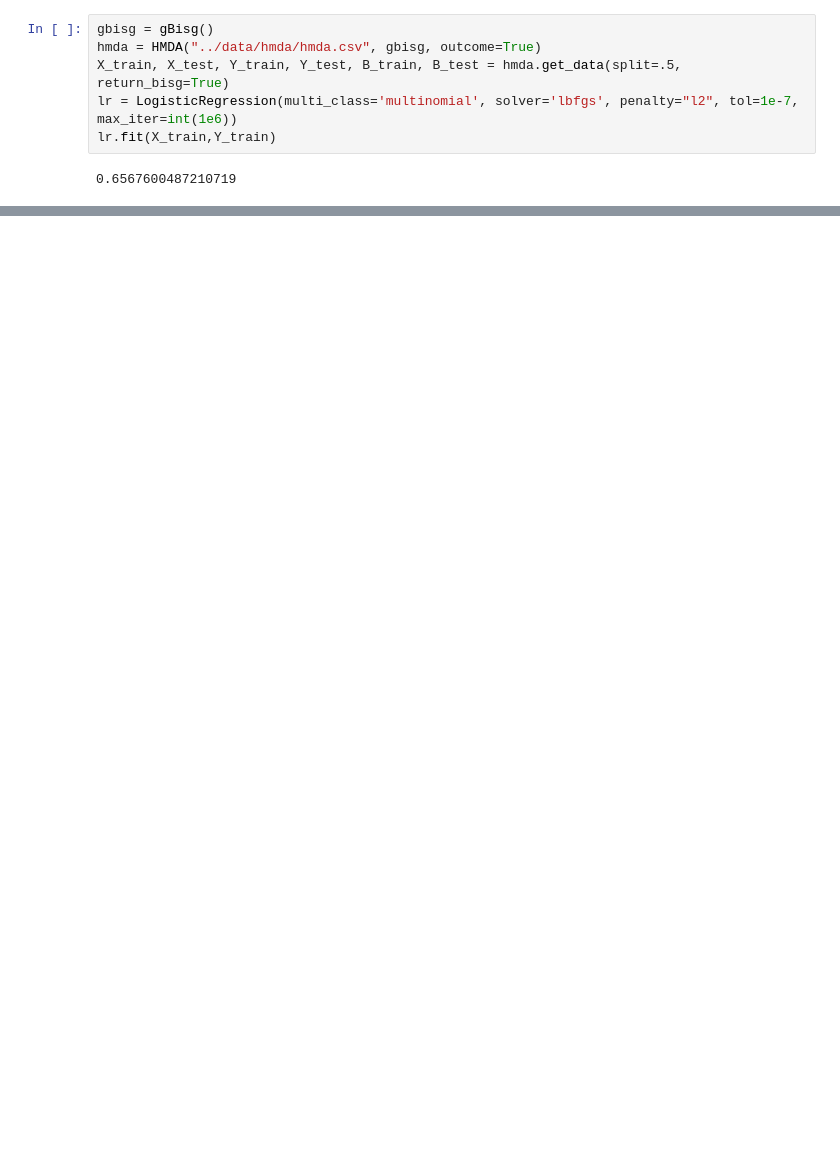
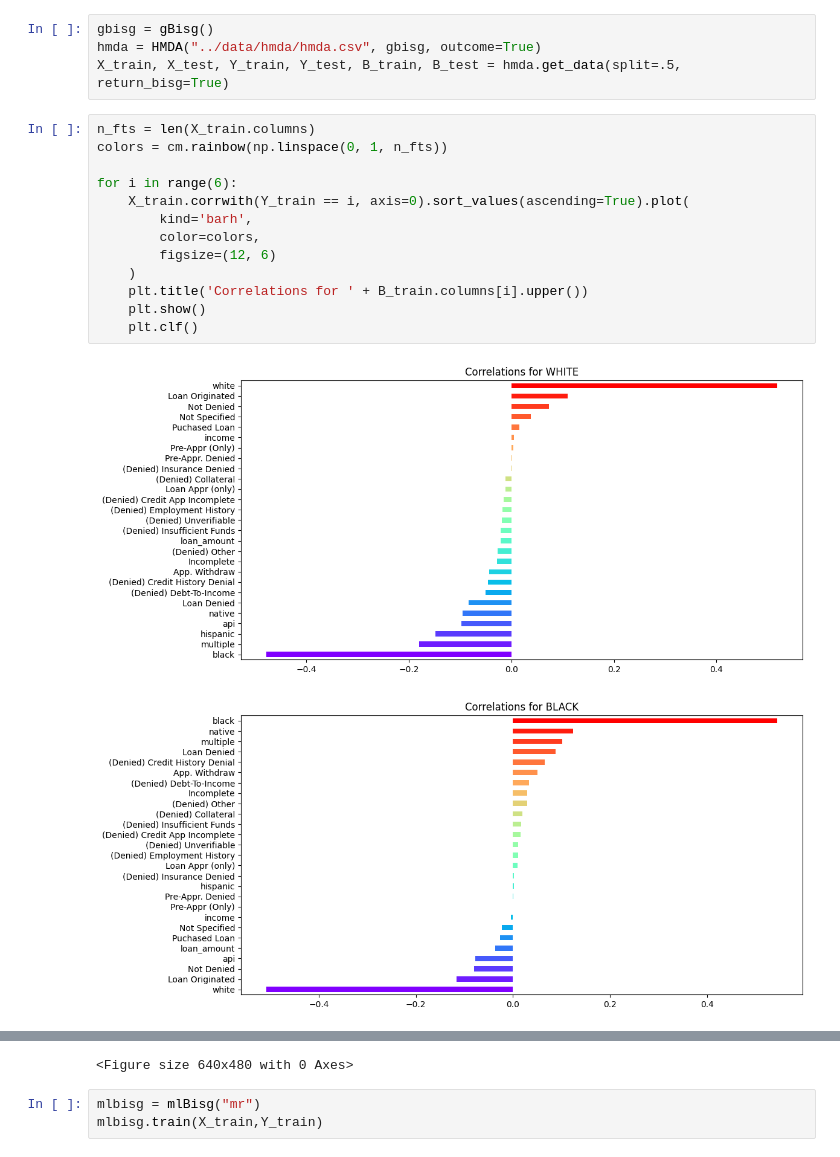
Before and after one commit to kwekuka/proxies, a Jupyter notebook: experiments/hmda.ipynb, the cells around one changed output, grey strips where cells are left out. Drawn from its saved outputs; the diff is of its cells as text; blank space fills up the shorter version.

```diff
--- a/experiments/hmda.ipynb
+++ b/experiments/hmda.ipynb
@@ -9,7 +13,19 @@ from sklearn.linear_model import LogisticRegression
 gbisg = gBisg()
 hmda = HMDA("../data/hmda/hmda.csv", gbisg, outcome=True)
 X_train, X_test, Y_train, Y_test, B_train, B_test = hmda.get_data(split=.5, return_bisg=True)
-lr = LogisticRegression(multi_class='multinomial', solver='lbfgs', penalty="l2", tol=1e-7, max_iter=int(1e6))
-lr.fit(X_train,Y_train)
-# %% [output]
-0.6567600487210719
+# %%
+n_fts = len(X_train.columns)
+colors = cm.rainbow(np.linspace(0, 1, n_fts))
+
+for i in range(6):
+    X_train.corrwith(Y_train == i, axis=0).sort_values(ascending=True).plot(
+        kind='barh',
+        color=colors,
+        figsize=(12, 6)
+    )
+    plt.title('Correlations for ' + B_train.columns[i].upper())
+    plt.show()
+    plt.clf()
+# %% [output]
+[figure, added]
+[figure, added]
@@ -16 +36,5 @@ lr.fit(X_train,Y_train)
+<Figure size 640x480 with 0 Axes>
+# %%
+mlbisg = mlBisg("mr")
+mlbisg.train(X_train,Y_train)
 # %%
```
Also changed, not shown: parts of 6 cells of this notebook, 3 other files.
